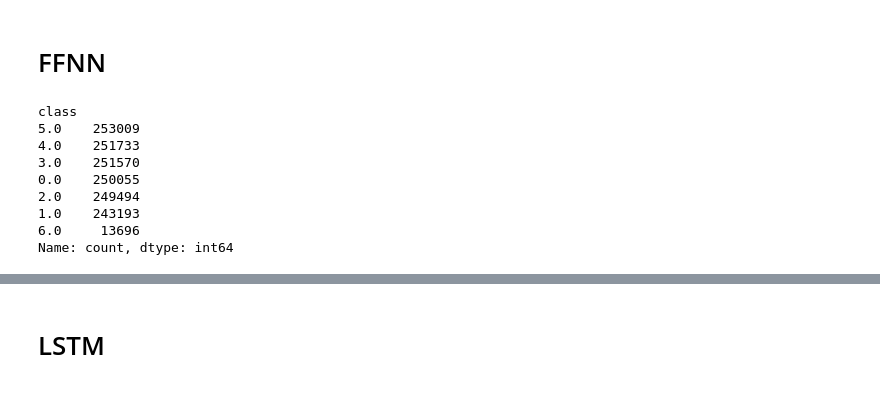
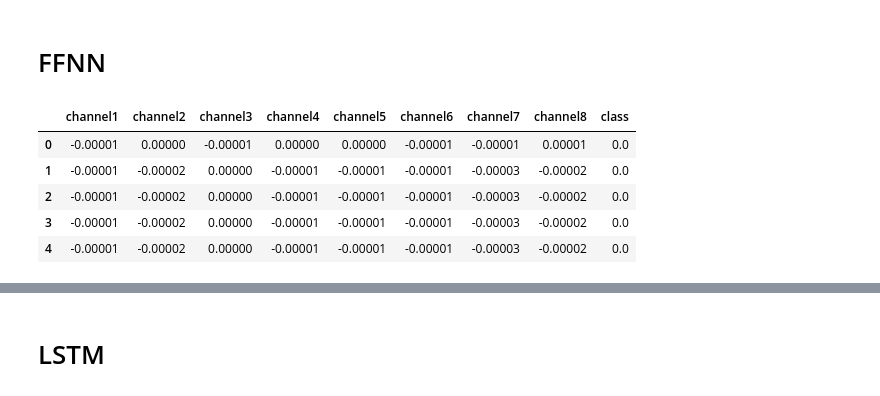
Before and after one commit to cgaudet110/EMG-Project, a Jupyter notebook: project.ipynb, the cells around one changed output, grey strips where cells are left out. Saved outputs shown, nothing was run; the diff lists cells and outputs as text; code cells hidden in the pictures.

```diff
--- a/project.ipynb
+++ b/project.ipynb
@@ -31,27 +34,25 @@ def scaler(df):
     df_scaled = pd.DataFrame(scaled, columns=df.columns)
     return df_scaled
 # %%
+# Creating full dataset by combining all the subjects' data
 df = pd.concat([read_table('1/1_1.txt'), read_table('1/2_1.txt')])
 for n in range(2,37):
     path1 = f'{n}/1_{n}.txt'
     df = pd.concat([df, read_table(path1)])
     path2 = f'{n}/2_{n}.txt'
     df = pd.concat([df, read_table(path2)])
 
 # We found one row with NaN as a class value so we just dropped it.
 df = df.dropna()
 
 df.reset_index(drop=True,inplace=True)
+
+df.head()
+# %% [output]
+|  | channel1 | channel2 | channel3 | channel4 | channel5 | channel6 | channel7 | channel8 | class |
+| 0 | -0.00001 | 0.00000 | -0.00001 | 0.00000 | 0.00000 | -0.00001 | -0.00001 | 0.00001 | 0.0 |
+| 1 | -0.00001 | -0.00002 | 0.00000 | -0.00001 | -0.00001 | -0.00001 | -0.00003 | -0.00002 | 0.0 |
+| 2 | -0.00001 | -0.00002 | 0.00000 | -0.00001 | -0.00001 | -0.00001 | -0.00003 | -0.00002 | 0.0 |
+| 3 | -0.00001 | -0.00002 | 0.00000 | -0.00001 | -0.00001 | -0.00001 | -0.00003 | -0.00002 | 0.0 |
+| 4 | -0.00001 | -0.00002 | 0.00000 | -0.00001 | -0.00001 | -0.00001 | -0.00003 | -0.00002 | 0.0 |
-# %%
-df['class'].value_counts()
-# %% [output]
-class
-5.0    253009
-4.0    251733
-3.0    251570
-0.0    250055
-2.0    249494
-1.0    243193
-6.0     13696
-Name: count, dtype: int64
 # %%
```
Also changed, not shown: parts of 39 cells of this notebook.
